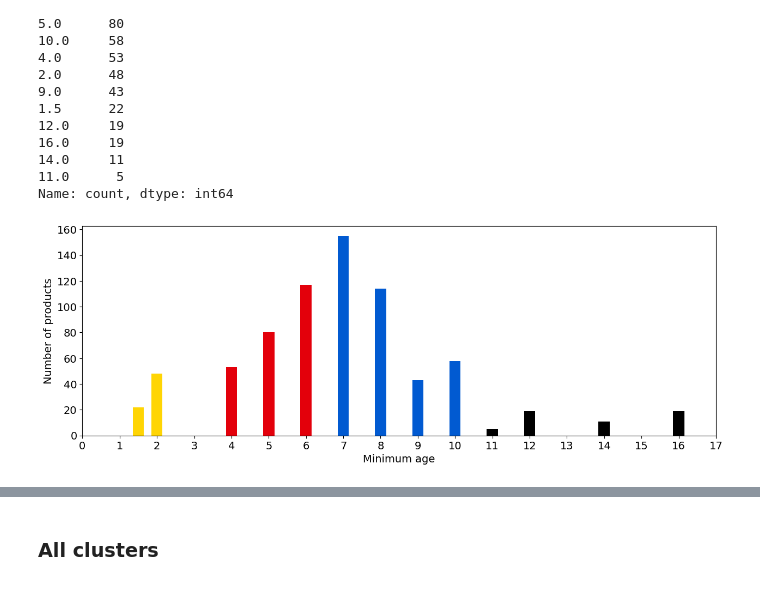
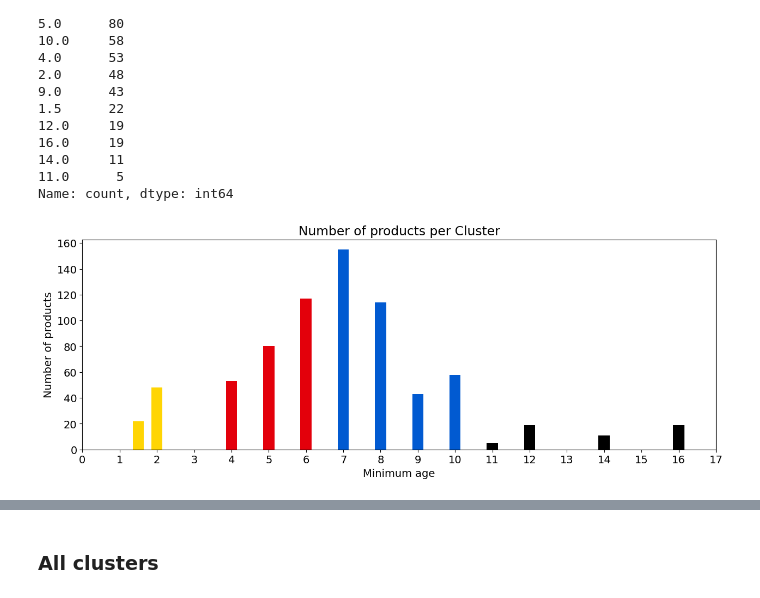
Before and after one commit to bennymiddel/personal_projects, a Jupyter notebook: 03_Lego_Project/01_Data_loading.ipynb, the cells around one changed output, grey strips where cells are left out. Saved outputs shown, nothing was run; the diff lists cells and outputs as text; code cells hidden in the pictures.

```diff
--- a/03_Lego_Project/01_Data_loading.ipynb
+++ b/03_Lego_Project/01_Data_loading.ipynb
@@ -267,23 +283,24 @@ Name: count, dtype: int64
 # %%
 palette = [colors['blue'], #7
            colors['red'], #6
            colors['blue'], #8
            colors['red'], #5
            colors['blue'], #10
            colors['red'], #4
            colors['yellow'],#2
            colors['blue'],#9
            colors['yellow'], #1.5
            colors['black'], # 12
            colors['black'],# 16
            colors['black'],# 14
              colors['black']] #11
 
 plt.figure(figsize=(15,5))
 plt.bar(lego_sets_uniq_id['min_age'].value_counts().index, height= lego_sets_uniq_id['min_age'].value_counts().values, color=palette, width= 0.3)
 plt.ylabel('Number of products')
 plt.xlabel('Minimum age')
 plt.xticks(np.arange(0,18.0, 1))
+plt.title('Number of products per Cluster')
 plt.show()
 # %% [output]
-[figure, old version]
+[figure, new version]
```
Also changed, not shown: parts of 64 cells of this notebook, 4 other files.
